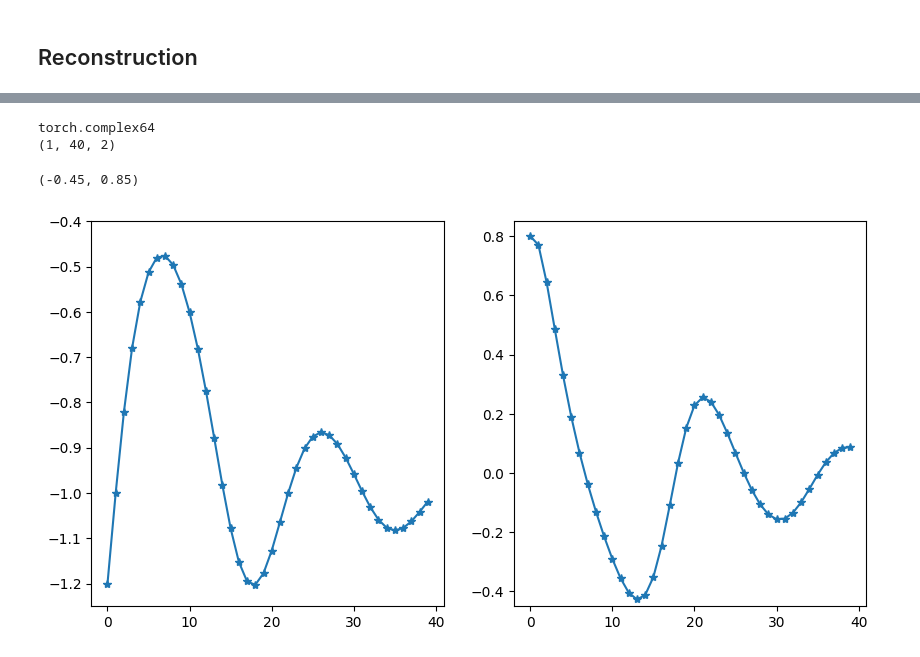
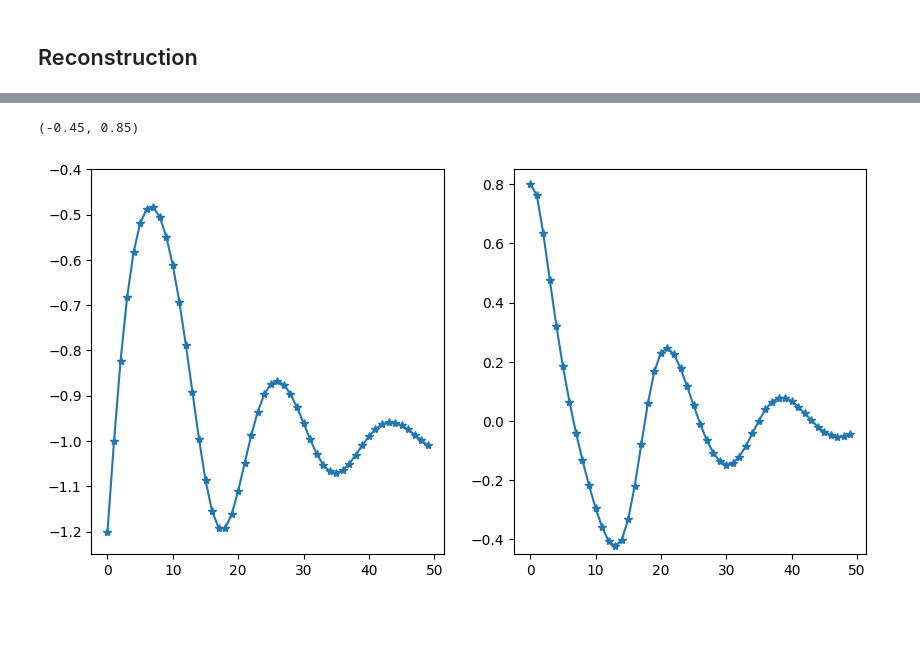
Before and after one commit to ReichtumQian/KoopmanDL, a Jupyter notebook: example/DuffingOscillator.ipynb, the cells around one changed output, grey strips where cells are left out. Cells and saved outputs as stored; diff of their text form; code cells hidden in the pictures; blank space fills up the shorter version.

Commit message:
Fix bugs in predict and update docs.

```diff
--- a/example/DuffingOscillator.ipynb
+++ b/example/DuffingOscillator.ipynb
@@ -121,2 +115,16 @@ fig.tight_layout()
 # %% [markdown]
 ## Reconstruction
+# %%
+n_init = 1
+traj_len = 50
+seed = 111
+traj_t_step = 0.25
+x_min = -2
+x_max = 2
+
+data_x_test = flowmap.generate_traj_data(duffing, n_init, traj_len, traj_t_step, x_min, x_max, seed)
+data_y_test = flowmap.generate_next_data(duffing, data_x_test, traj_t_step)
+x_traj = data_x_test
+
+x0_test = data_x_test[0].unsqueeze(0)
+x_est_traj_DL = solver.predict(x0_test, traj_len)
@@ -123,25 +147,12 @@ fig.tight_layout()
 # %%
-n_init = 1
-traj_len = 40
-seed = 111
-traj_t_step = 0.25
-x_min = -2
-x_max = 2
-
-#data_x_test = flowmap.generate_traj_data(duffing, n_init, traj_len, traj_t_step, x_min, x_max, seed)
-#data_y_test = flowmap.generate_next_data(duffing, data_x_test, traj_t_step)
 
 x_0 = torch.tensor([[-1.2, 0.8]])
-print(solver.right_eigenvectors.dtype)
 Predict = solver.predict(x_0,traj_len).detach().numpy()
-print(Predict.shape)
 fig, (ax1,ax2) = plt.subplots(1,2, figsize=(10,5))
-ax1.plot(Predict[0,:,0],'-*')
+ax1.plot(Predict[:,0],'-*')
 ax1.set_ylim([-1.25,-0.4])
-ax2.plot(Predict[0,:,1],'-*')
+ax2.plot(Predict[:,1],'-*')
 ax2.set_ylim([-0.45,0.85])
 # %% [output]
-torch.complex64
-(1, 40, 2)
+(-0.45, 0.85)
-(-0.45, 0.85)
-[figure, old version]
+[figure, new version]
```
Also changed, not shown: parts of 6 cells of this notebook, 6 other files.
